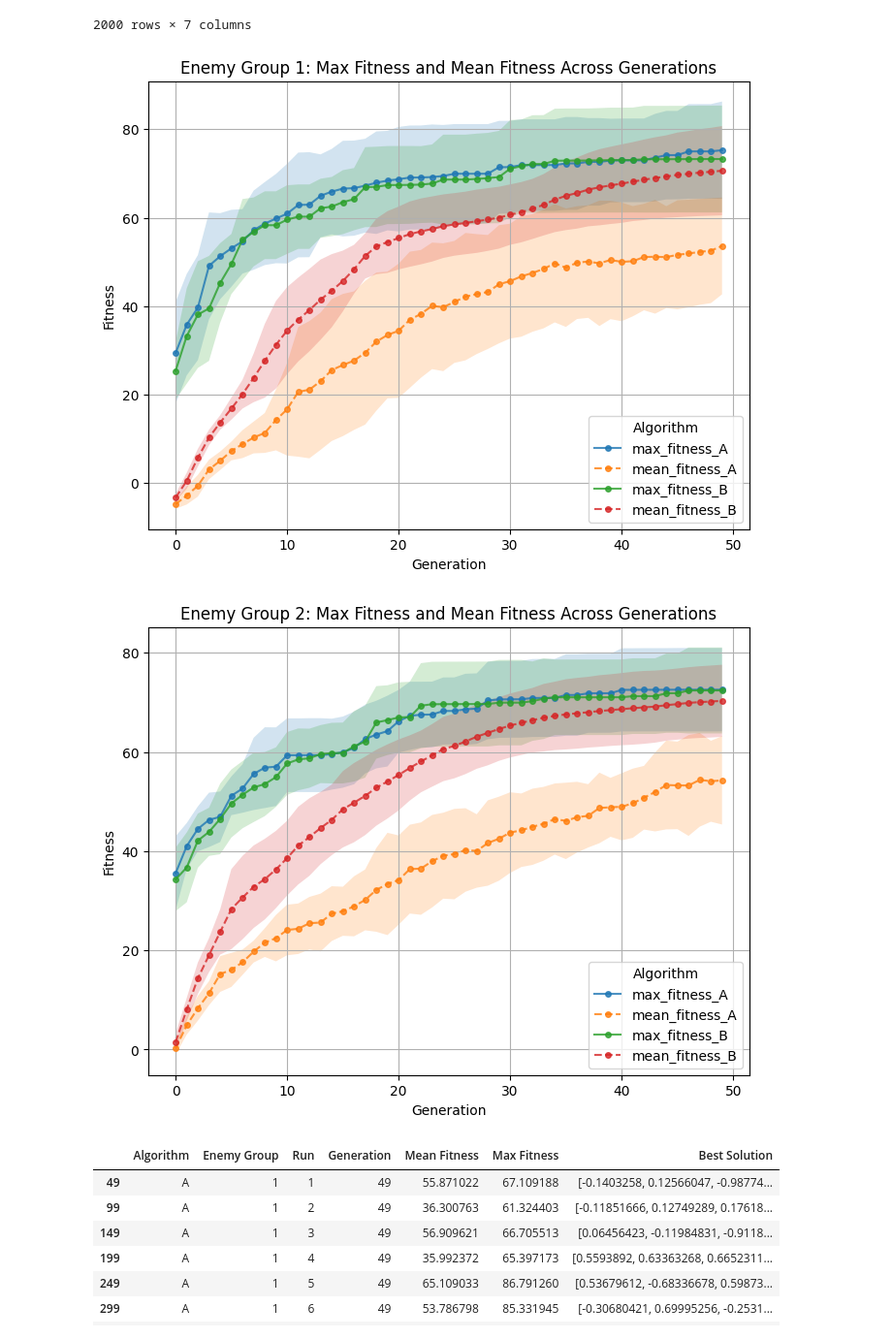
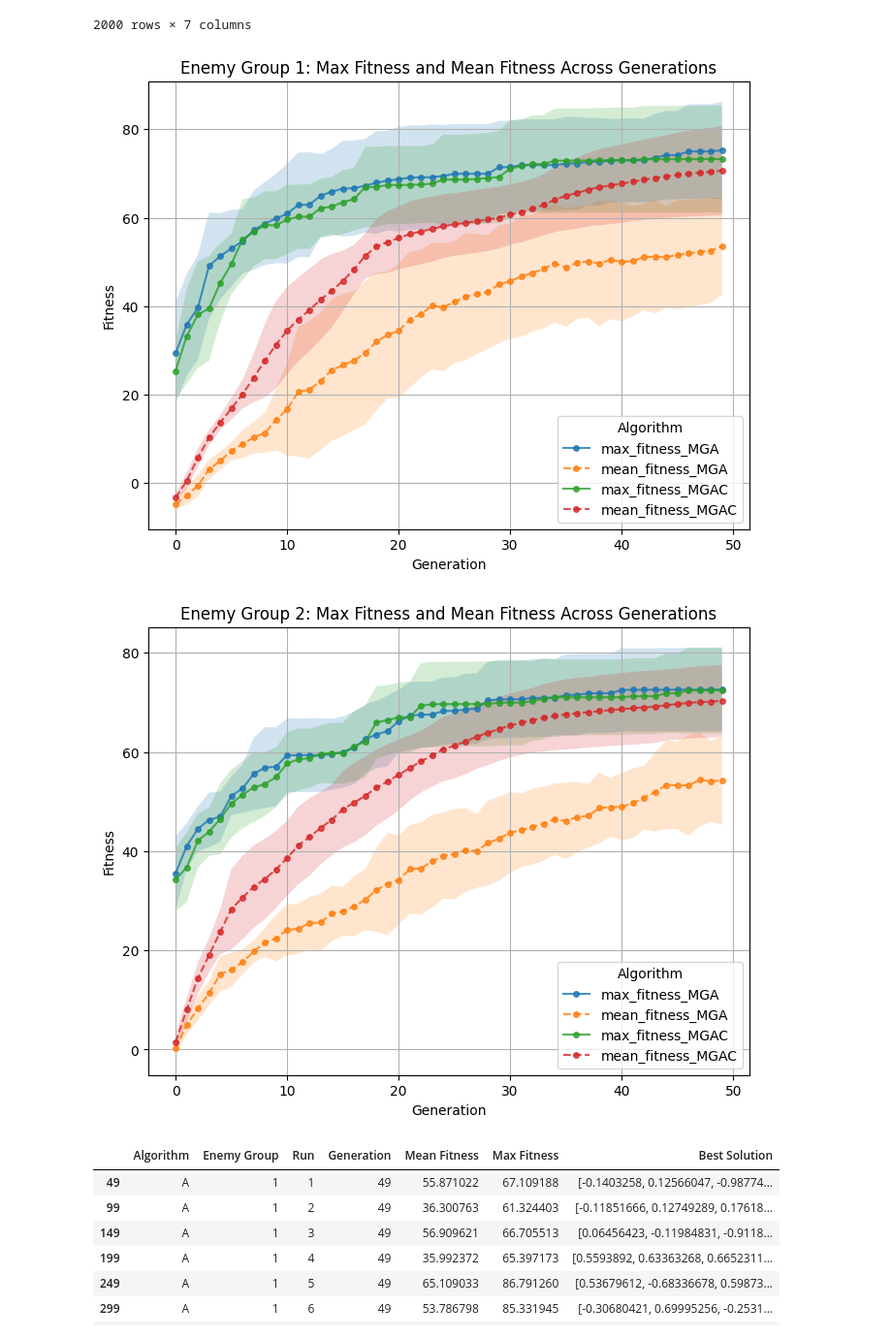
Before and after one commit to koenweverink/EvoMan36, a Jupyter notebook: Task2/plotting.ipynb, the cells around one changed output. Shown at 97% size. Drawn from its saved outputs; the diff is of its cells as text; code cells hidden in the pictures.

```diff
--- a/Task2/plotting.ipynb
+++ b/Task2/plotting.ipynb
@@ -58,13 +58,17 @@ for enemy_group in enemy_groups:
     algorithms = data_enemy['Algorithm'].unique()
 
     for algorithm in algorithms:
+        if algorithm == 'A':
+            text = 'MGA'
+        else:
+            text = 'MGAC'
         data_alg = data_enemy[data_enemy['Algorithm'] == algorithm]
 
         # Max Fitness
         plt.plot(
             data_alg['Generation'],
             data_alg['max_fitness_mean'],
-            label=f'max_fitness_{algorithm}',
+            label=f'max_fitness_{text}',
             marker='o',
             markersize=4,
             alpha = 0.8
@@ -76,36 +80,36 @@ for enemy_group in enemy_groups:
             data_alg['max_fitness_mean'] + data_alg['max_fitness_std'],
             alpha=0.2
         )
 
         # Mean Fitness
         plt.plot(
             data_alg['Generation'],
             data_alg['mean_fitness_mean'],
-            label=f'mean_fitness_{algorithm}',
+            label=f'mean_fitness_{text}',
             marker='o',
             linestyle='--',
             markersize=4,
             alpha = 0.8
         )
 
         # Mean Fitness Std
         plt.fill_between(
             data_alg['Generation'],
             data_alg['mean_fitness_mean'] - data_alg['mean_fitness_std'],
             data_alg['mean_fitness_mean'] + data_alg['mean_fitness_std'],
             alpha=0.2
         )
 
     plt.title(f'Enemy Group {enemy_group}: Max Fitness and Mean Fitness Across Generations')
     plt.xlabel('Generation')
     plt.ylabel('Fitness')
     plt.grid()
     plt.legend(title='Algorithm')
 
     plt.show()
 # %% [output]
-[figure, old version]
+[figure, new version]
-[figure, old version]
+[figure, new version]
 # %%
 def parse_solution_string(solution_string):
     cleaned_string = solution_string.replace('[', '').replace(']', '').replace(',', ' ')
```
Also changed, not shown: parts of 12 cells of this notebook.
